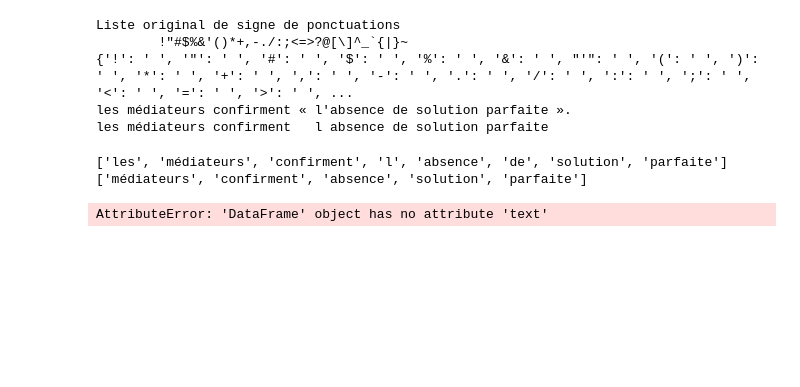
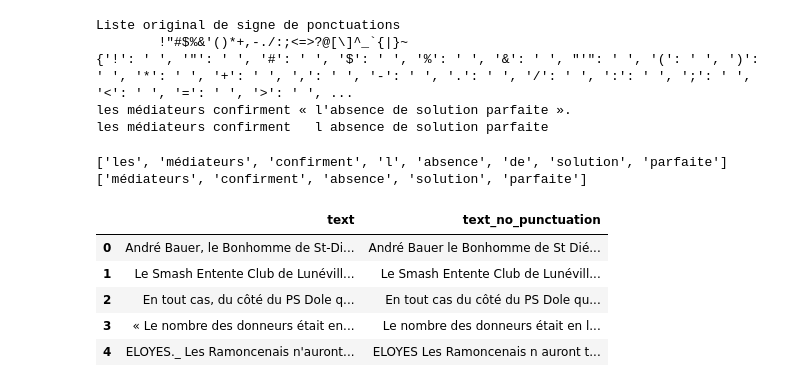
Before and after one commit to alexisperrier/UPEM-NUMI, a Jupyter notebook: etudiants/emmanuelle/Panda.ipynb, the cells around one changed output. Drawn from its saved outputs; the diff is of its cells as text; code cells hidden in the pictures; blank space fills up the shorter version.

```diff
--- a/etudiants/emmanuelle/Panda.ipynb
+++ b/etudiants/emmanuelle/Panda.ipynb
@@ -131,10 +157,15 @@ print(tokens_sans_stopwords)
 ['médiateurs', 'confirment', 'absence', 'solution', 'parfaite']
 # %%
 # Enlevons la ponctuation
-
+pd.options.mode.chained_assignment = None
 df['text_no_punctuation'] = df.text.apply(lambda
     r : ( r.translate(translator) )
 )
 df.head()
 # %% [output]
-AttributeError: 'DataFrame' object has no attribute 'text'
+|  | text | text_no_punctuation |
+| 0 | André Bauer, le Bonhomme de St-Di... | André Bauer le Bonhomme de St Dié... |
+| 1 | Le Smash Entente Club de Lunévill... | Le Smash Entente Club de Lunévill... |
+| 2 | En tout cas, du côté du PS Dole q... | En tout cas du côté du PS Dole qu... |
+| 3 | « Le nombre des donneurs était en... | Le nombre des donneurs était en l... |
+| 4 | ELOYES._ Les Ramoncenais n'auront... | ELOYES Les Ramoncenais n auront t... |
```
Also changed, not shown: parts of 23 cells of this notebook, 15 other files.
